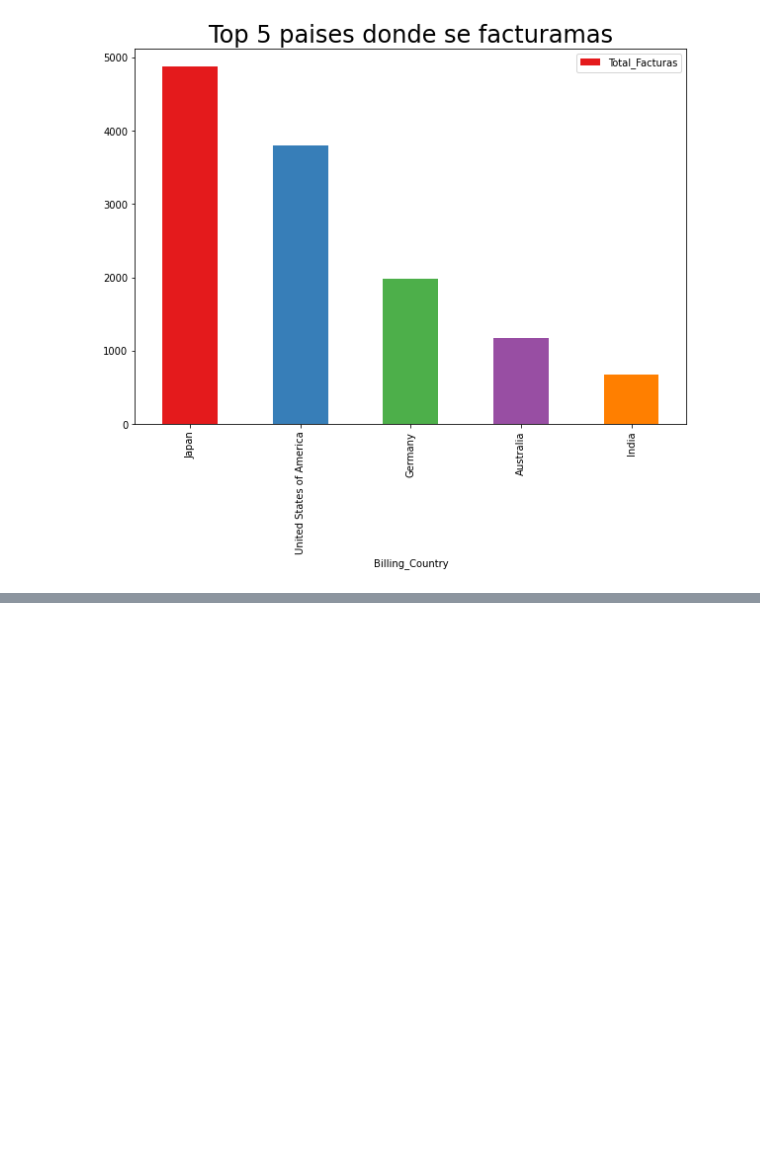
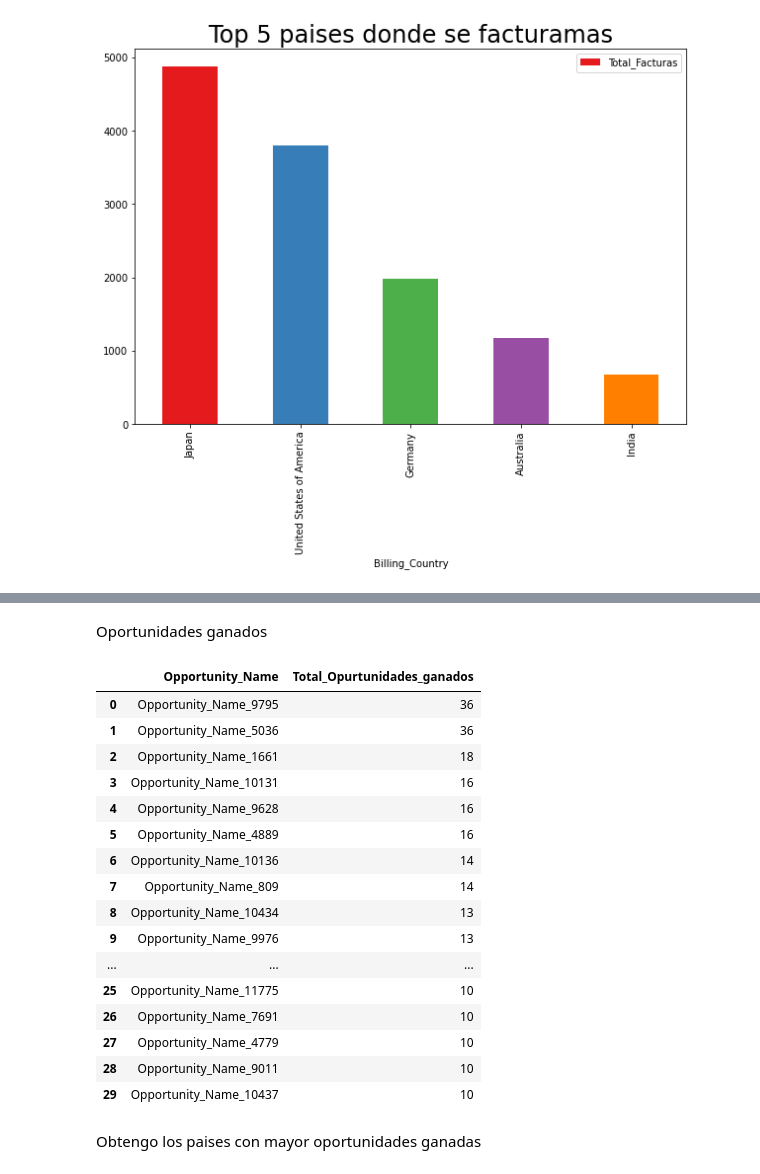
Before and after one commit to Fiuba-Big-Data-Analytics/Fiuba-Big-Data-Analytics-TPs, a Jupyter notebook: Tp1/Elvis/Orga_TP1_V_Colab.ipynb, the cells around one changed output, grey strips where cells are left out. Drawn from its saved outputs; the diff is of its cells as text; code cells hidden in the pictures; blank space fills up the shorter version.

```diff
--- a/Tp1/Elvis/Orga_TP1_V_Colab.ipynb
+++ b/Tp1/Elvis/Orga_TP1_V_Colab.ipynb
@@ -419,0 +454,30 @@ Text(0.5, 1.0, 'Top 5 paises donde se facturamas')
+# %% [markdown]
+Oportunidades ganados
+# %%
+oport_concretadas = df[['Opportunity_Name','Stage']]
+oport_concretadas = oport_concretadas.loc[oport_concretadas.Stage == 'Closed Won', ['Opportunity_Name']]
+oport_concretadas['Total_Opurtunidades_ganados'] = '1'
+oport_concretadas = oport_concretadas.groupby('Opportunity_Name').count().sort_values(by=['Total_Opurtunidades_ganados'],ascending=False)
+oport_concretadas = oport_concretadas.reset_index()
+oport_concretadas = oport_concretadas.loc[oport_concretadas.Total_Opurtunidades_ganados >= 10, :]
+oport_concretadas
+# %% [output]
+|  | Opportunity_Name | Total_Opurtunidades_ganados |
+| 0 | Opportunity_Name_9795 | 36 |
+| 1 | Opportunity_Name_5036 | 36 |
+| 2 | Opportunity_Name_1661 | 18 |
+| 3 | Opportunity_Name_10131 | 16 |
+| 4 | Opportunity_Name_9628 | 16 |
+| 5 | Opportunity_Name_4889 | 16 |
+| 6 | Opportunity_Name_10136 | 14 |
+| 7 | Opportunity_Name_809 | 14 |
+| 8 | Opportunity_Name_10434 | 13 |
+| 9 | Opportunity_Name_9976 | 13 |
+| ... | ... | ... |
+| 25 | Opportunity_Name_11775 | 10 |
+| 26 | Opportunity_Name_7691 | 10 |
+| 27 | Opportunity_Name_4779 | 10 |
+| 28 | Opportunity_Name_9011 | 10 |
+| 29 | Opportunity_Name_10437 | 10 |
+# %% [markdown]
+Obtengo los paises con mayor oportunidades ganadas
```
Also changed, not shown: parts of 11 cells of this notebook.
